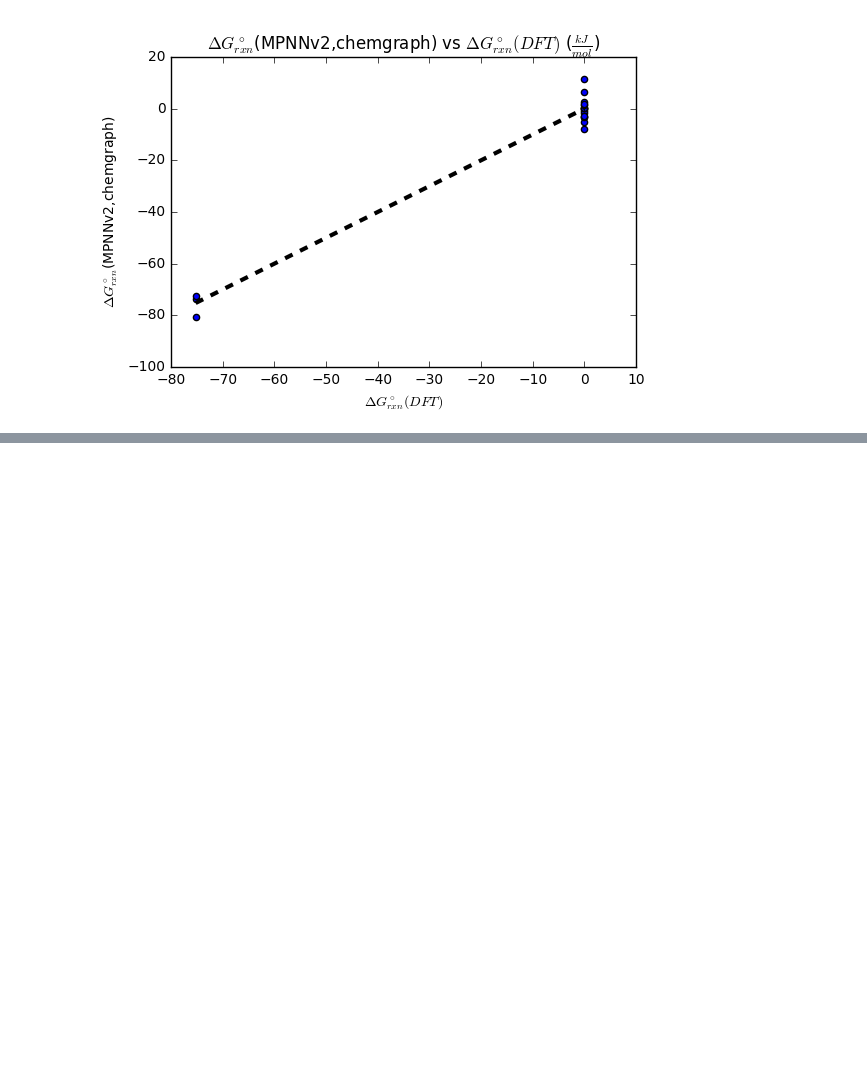
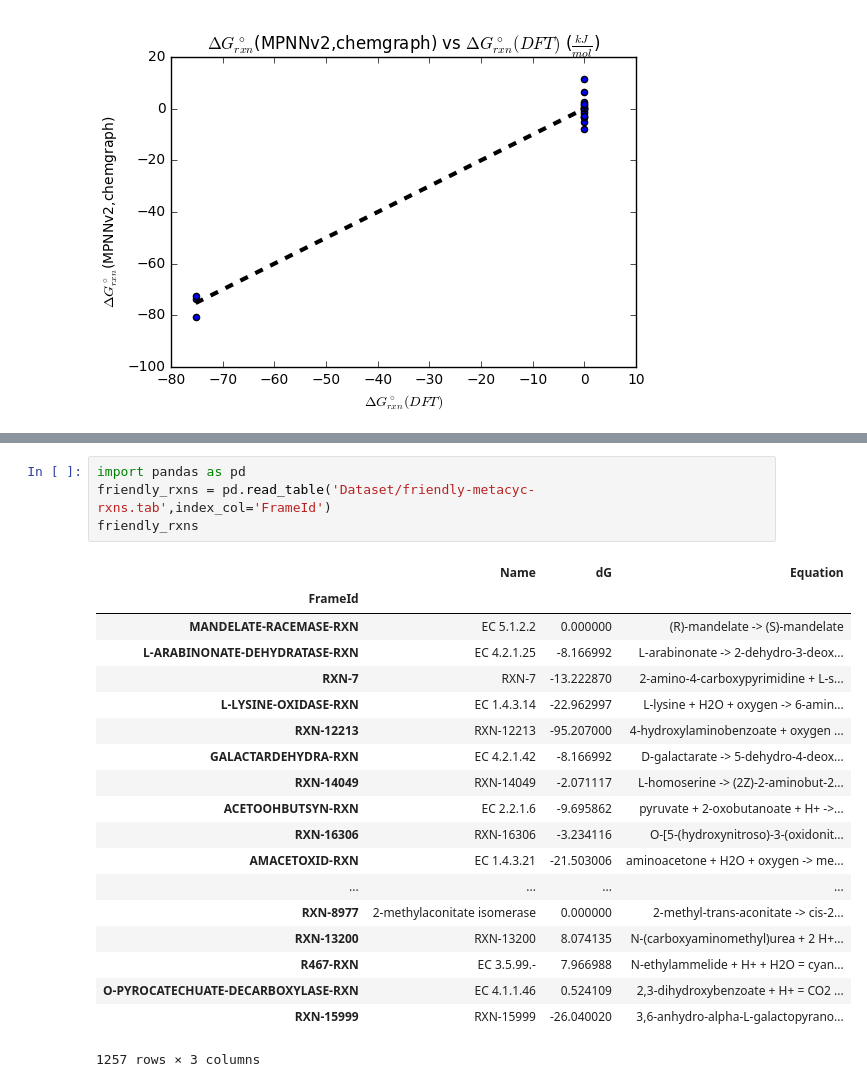
Before and after one commit to PNNL-CompBio/graph-neural-networks, a Jupyter notebook: ChemGraphNN-Predict.ipynb, the cells around one changed output, grey strips where cells are left out. Saved outputs shown, nothing was run; the diff lists cells and outputs as text; blank space fills up the shorter version.

```diff
--- a/ChemGraphNN-Predict.ipynb
+++ b/ChemGraphNN-Predict.ipynb
@@ -664,0 +691,24 @@ Image('Dataset/MPNNv2_chemgraph_vs_QM9.png')
+# %%
+import pandas as pd
+friendly_rxns = pd.read_table('Dataset/friendly-metacyc-rxns.tab',index_col='FrameId')
+friendly_rxns
+# %% [output]
+|  | Name | dG | Equation |
+| FrameId |  |  |  |
+| MANDELATE-RACEMASE-RXN | EC 5.1.2.2 | 0.000000 | (R)-mandelate -> (S)-mandelate |
+| L-ARABINONATE-DEHYDRATASE-RXN | EC 4.2.1.25 | -8.166992 | L-arabinonate -> 2-dehydro-3-deox... |
+| RXN-7 | RXN-7 | -13.222870 | 2-amino-4-carboxypyrimidine + L-s... |
+| L-LYSINE-OXIDASE-RXN | EC 1.4.3.14 | -22.962997 | L-lysine + H2O + oxygen -> 6-amin... |
+| RXN-12213 | RXN-12213 | -95.207000 | 4-hydroxylaminobenzoate + oxygen ... |
+| GALACTARDEHYDRA-RXN | EC 4.2.1.42 | -8.166992 | D-galactarate -> 5-dehydro-4-deox... |
+| RXN-14049 | RXN-14049 | -2.071117 | L-homoserine -> (2Z)-2-aminobut-2... |
+| ACETOOHBUTSYN-RXN | EC 2.2.1.6 | -9.695862 | pyruvate + 2-oxobutanoate + H+ ->... |
+| RXN-16306 | RXN-16306 | -3.234116 | O-[5-(hydroxynitroso)-3-(oxidonit... |
+| AMACETOXID-RXN | EC 1.4.3.21 | -21.503006 | aminoacetone + H2O + oxygen -> me... |
+| ... | ... | ... | ... |
+| RXN-8977 | 2-methylaconitate isomerase | 0.000000 | 2-methyl-trans-aconitate -> cis-2... |
+| RXN-13200 | RXN-13200 | 8.074135 | N-(carboxyaminomethyl)urea + 2 H+... |
+| R467-RXN | EC 3.5.99.- | 7.966988 | N-ethylammelide + H+ + H2O = cyan... |
+| O-PYROCATECHUATE-DECARBOXYLASE-RXN | EC 4.1.1.46 | 0.524109 | 2,3-dihydroxybenzoate + H+ = CO2 ... |
+| RXN-15999 | RXN-15999 | -26.040020 | 3,6-anhydro-alpha-L-galactopyrano... |
+1257 rows × 3 columns
```
Also changed, not shown: parts of 2 cells of this notebook.
